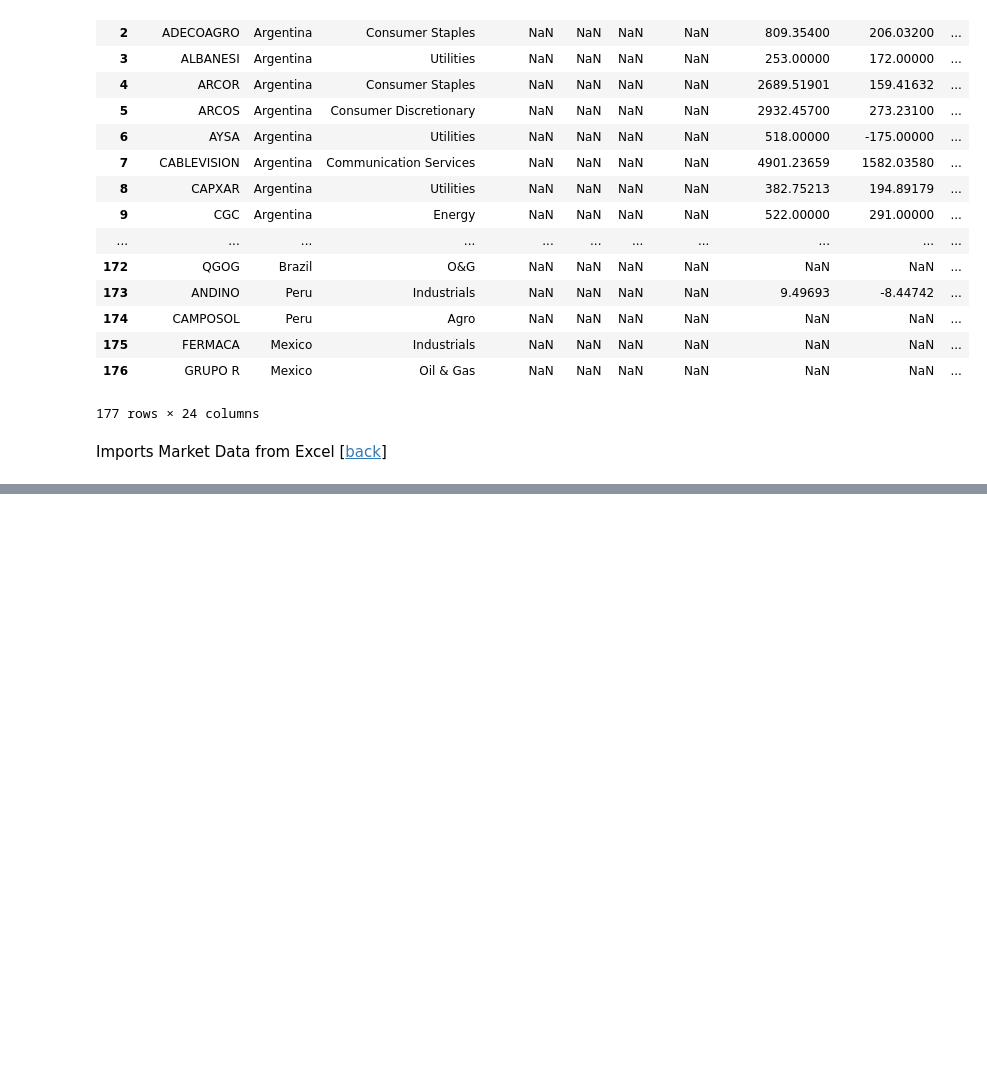
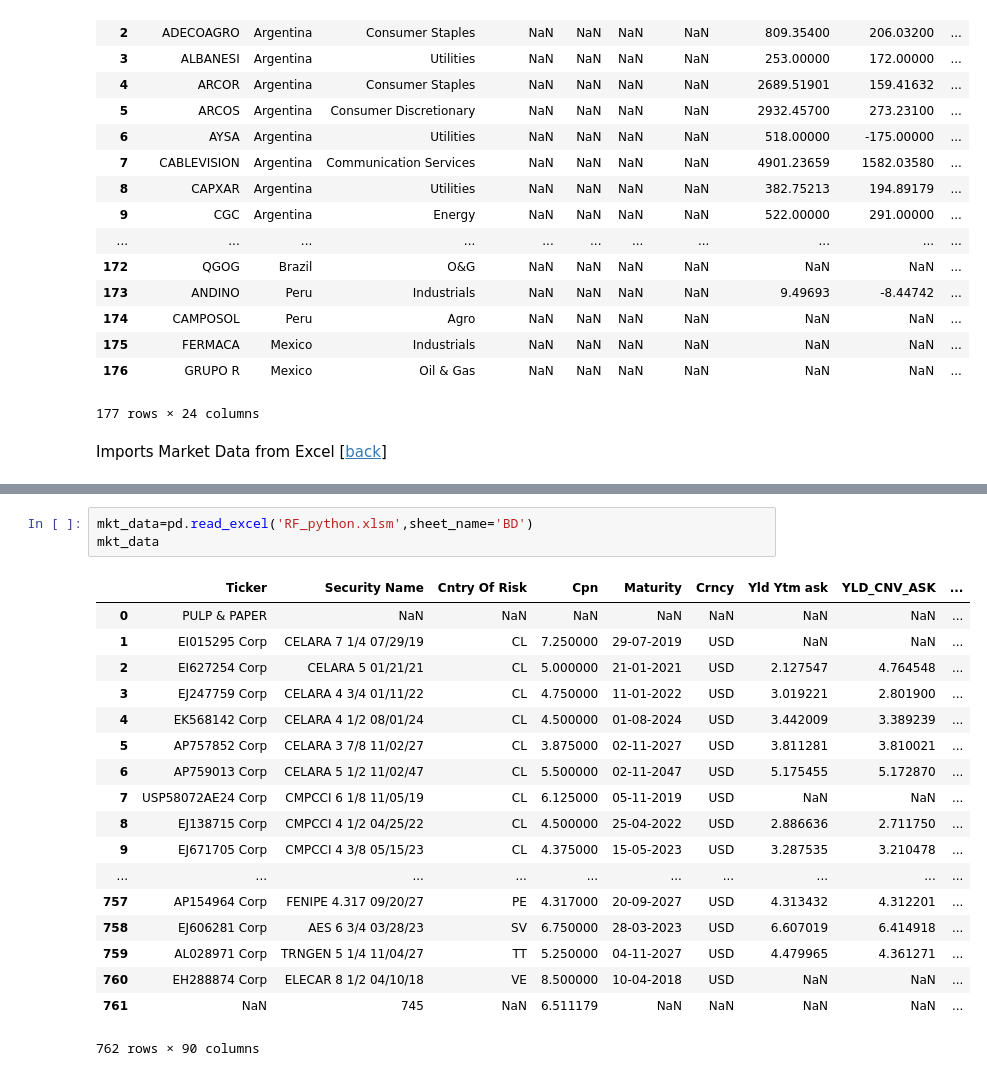
Before and after one commit to InakiCompass/fixedincomeproject, a Jupyter notebook: Creates FI Data Base.ipynb, the cells around one changed output, grey strips where cells are left out. Saved outputs shown, nothing was run; the diff lists cells and outputs as text; blank space fills up the shorter version.

```diff
--- a/Creates FI Data Base.ipynb
+++ b/Creates FI Data Base.ipynb
@@ -48,0 +69,22 @@ m_data
+# %%
+mkt_data=pd.read_excel('RF_python.xlsm',sheet_name='BD')
+mkt_data
+# %% [output]
+|  | Ticker | Security Name | Cntry Of Risk | Cpn | Maturity | Crncy | Yld Ytm ask | YLD_CNV_ASK | ... |
+| 0 | PULP & PAPER | NaN | NaN | NaN | NaN | NaN | NaN | NaN | ... |
+| 1 | EI015295 Corp | CELARA 7 1/4 07/29/19 | CL | 7.250000 | 29-07-2019 | USD | NaN | NaN | ... |
+| 2 | EI627254 Corp | CELARA 5 01/21/21 | CL | 5.000000 | 21-01-2021 | USD | 2.127547 | 4.764548 | ... |
+| 3 | EJ247759 Corp | CELARA 4 3/4 01/11/22 | CL | 4.750000 | 11-01-2022 | USD | 3.019221 | 2.801900 | ... |
+| 4 | EK568142 Corp | CELARA 4 1/2 08/01/24 | CL | 4.500000 | 01-08-2024 | USD | 3.442009 | 3.389239 | ... |
+| 5 | AP757852 Corp | CELARA 3 7/8 11/02/27 | CL | 3.875000 | 02-11-2027 | USD | 3.811281 | 3.810021 | ... |
+| 6 | AP759013 Corp | CELARA 5 1/2 11/02/47 | CL | 5.500000 | 02-11-2047 | USD | 5.175455 | 5.172870 | ... |
+| 7 | USP58072AE24 Corp | CMPCCI 6 1/8 11/05/19 | CL | 6.125000 | 05-11-2019 | USD | NaN | NaN | ... |
+| 8 | EJ138715 Corp | CMPCCI 4 1/2 04/25/22 | CL | 4.500000 | 25-04-2022 | USD | 2.886636 | 2.711750 | ... |
+| 9 | EJ671705 Corp | CMPCCI 4 3/8 05/15/23 | CL | 4.375000 | 15-05-2023 | USD | 3.287535 | 3.210478 | ... |
+| ... | ... | ... | ... | ... | ... | ... | ... | ... | ... |
+| 757 | AP154964 Corp | FENIPE 4.317 09/20/27 | PE | 4.317000 | 20-09-2027 | USD | 4.313432 | 4.312201 | ... |
+| 758 | EJ606281 Corp | AES 6 3/4 03/28/23 | SV | 6.750000 | 28-03-2023 | USD | 6.607019 | 6.414918 | ... |
+| 759 | AL028971 Corp | TRNGEN 5 1/4 11/04/27 | TT | 5.250000 | 04-11-2027 | USD | 4.479965 | 4.361271 | ... |
+| 760 | EH288874 Corp | ELECAR 8 1/2 04/10/18 | VE | 8.500000 | 10-04-2018 | USD | NaN | NaN | ... |
+| 761 | NaN | 745 | NaN | 6.511179 | NaN | NaN | NaN | NaN | ... |
+762 rows × 90 columns
```
Also changed, not shown: parts of 2 cells of this notebook, 1 other file.
